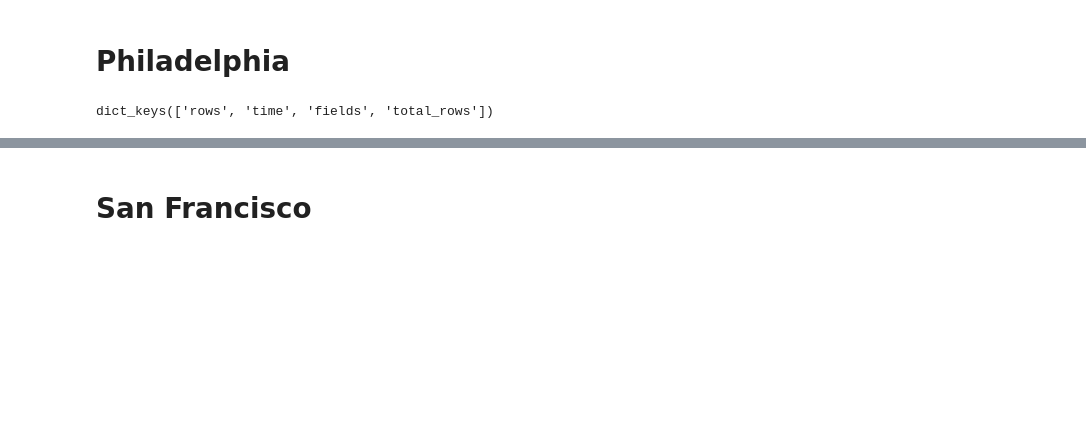
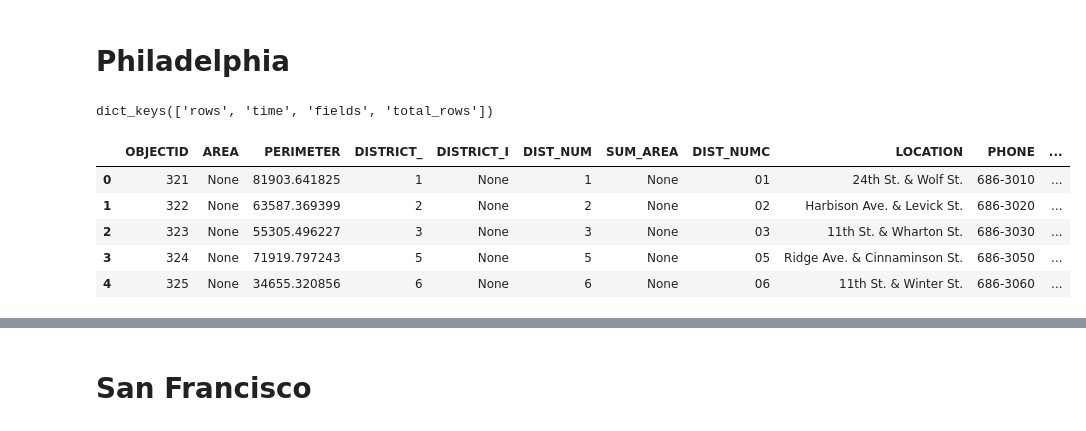
Before and after one commit to mrjacobson/ippp-final-project, a Jupyter notebook: Final Project.ipynb, the cells around one changed output, grey strips where cells are left out. Drawn from its saved outputs; the diff is of its cells as text; code cells hidden in the pictures; blank space fills up the shorter version.

```diff
--- a/Final Project.ipynb
+++ b/Final Project.ipynb
@@ -365 +330,10 @@ Philly_PD = gpd.read_file("C:/Users/mjcor/Desktop/Final Project/Philadelphia/Pol
+# %%
+Philly_PD.head()
+# %% [output]
+|  | OBJECTID | AREA | PERIMETER | DISTRICT_ | DISTRICT_I | DIST_NUM | SUM_AREA | DIST_NUMC | LOCATION | PHONE | ... |
+| 0 | 321 | None | 81903.641825 | 1 | None | 1 | None | 01 | 24th St. & Wolf St. | 686-3010 | ... |
+| 1 | 322 | None | 63587.369399 | 2 | None | 2 | None | 02 | Harbison Ave. & Levick St. | 686-3020 | ... |
+| 2 | 323 | None | 55305.496227 | 3 | None | 3 | None | 03 | 11th St. & Wharton St. | 686-3030 | ... |
+| 3 | 324 | None | 71919.797243 | 5 | None | 5 | None | 05 | Ridge Ave. & Cinnaminson St. | 686-3050 | ... |
+| 4 | 325 | None | 34655.320856 | 6 | None | 6 | None | 06 | 11th St. & Winter St. | 686-3060 | ... |
 # %%
```
Also changed, not shown: parts of 13 cells of this notebook, 5 other files.
